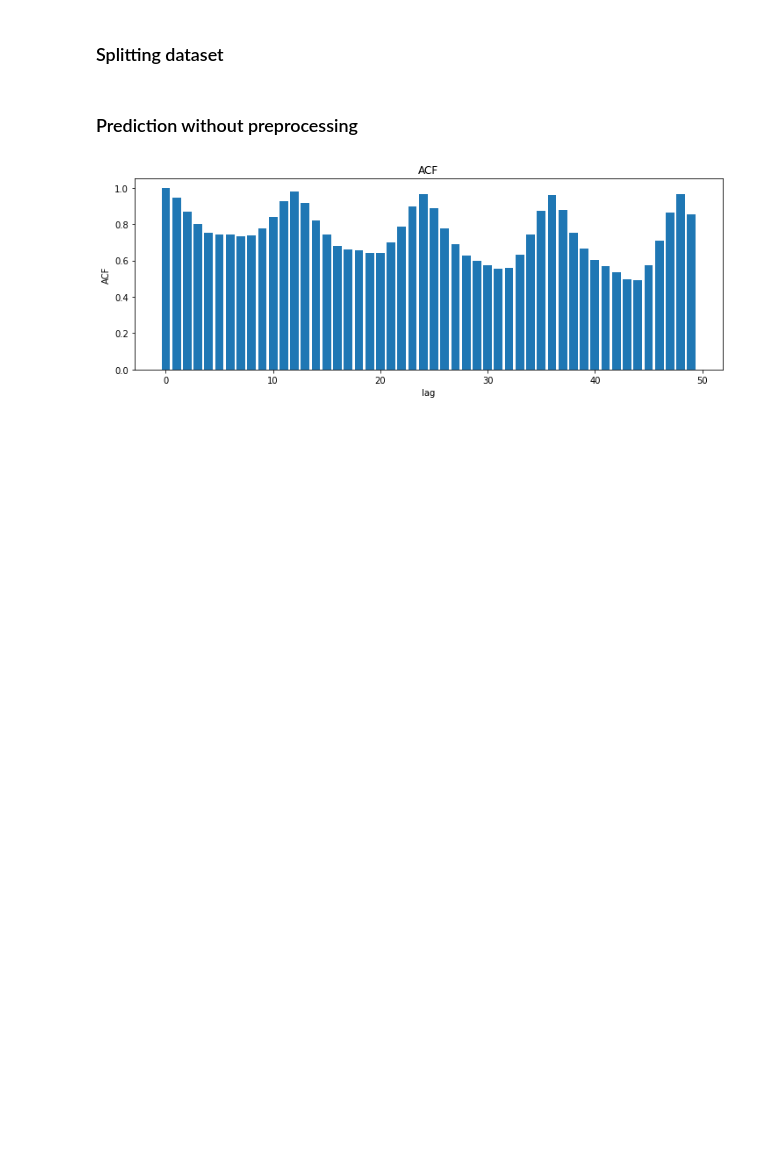
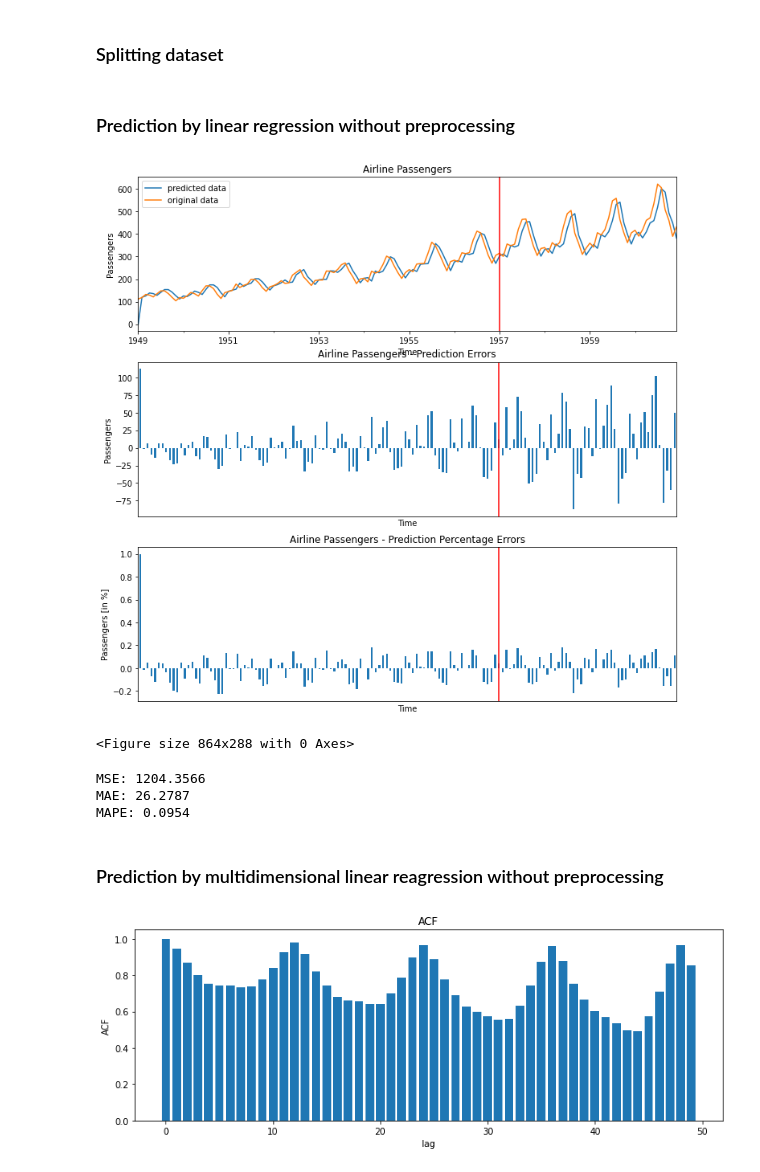
Before and after one commit to AdrianUrbanski/ADM, a Jupyter notebook: lista1.ipynb, the cells around one changed output. Saved outputs shown, nothing was run; the diff lists cells and outputs as text; code cells hidden in the pictures; blank space fills up the shorter version.

Commit message:
Update task 2b and plotting

```diff
--- a/lista1.ipynb
+++ b/lista1.ipynb
@@ -114,7 +114,7 @@ def plot_prediction(ax, df, split_date=np.datetime64('1957-01-01')):
 
 def plot_error(ax, df, test_size=48):
     (df['Passengers'] - df['prediction']).plot(ax=ax, kind='bar')
-    ax.axvline((df.shape[0]-48)/df.shape[0]*128, color='r')
+    ax.axvline(df.shape[0]-test_size, color='r')
     ax.set_xticks([])
     ax.set_xlabel('Time')
     ax.set_ylabel('Passengers')
@@ -123,7 +123,7 @@ def plot_error(ax, df, test_size=48):
 def plot_error_normalised(ax, df, test_size=48):
     plt.figure(figsize=(12,4))
     ((df['Passengers'] - df['prediction']) / df['Passengers']).plot(ax=ax, kind='bar')
-    ax.axvline((df.shape[0]-48)/df.shape[0]*128, color='r')
+    ax.axvline(df.shape[0]-test_size, color='r')
     ax.set_xticks([])
     ax.set_xlabel('Time')
     ax.set_ylabel('Passengers [in %]')
@@ -321,7 +321,36 @@ split_date = np.datetime64('1957-01-01')
 train_size = (df.index < split_date).sum()
 train_df, test_df = df.iloc[:train_size], df.iloc[train_size:]
 # %% [markdown]
-### Prediction without preprocessing
+### Prediction by linear regression without preprocessing
+# %%
+reg = linear_model.LinearRegression()
+
+train_X = train_df['Passengers'].shift(1).values[1:].reshape(-1, 1)
+train_y = train_df['Passengers'].values[1:]
+
+reg.fit(train_X, train_y)
+
+combined_X = combined_df['Passengers'].shift(1).values[1:].reshape(-1, 1)
+y_predicted = np.zeros(len(combined_df))
+y_predicted[1:] = reg.predict(combined_X)
+
+combined_df['prediction'] = y_predicted
+# %%
+fig, (ax1, ax2, ax3) = plt.subplots(3, 1, figsize=(12,12))
+plot_prediction(ax1, combined_df)
+plot_error(ax2, combined_df)
+plot_error_normalised(ax3, combined_df)
+# %% [output]
+[figure, added]
+<Figure size 864x288 with 0 Axes>
+# %%
+print_errors(combined_df)
+# %% [output]
+MSE: 1204.3566
+MAE: 26.2787
+MAPE: 0.0954
+# %% [markdown]
+### Prediction by multidimensional linear reagression without preprocessing
 # %%
 acf = np.zeros(50)
 for lag in range(len(acf)):
```
Also changed, not shown: parts of 1 cell of this notebook.
